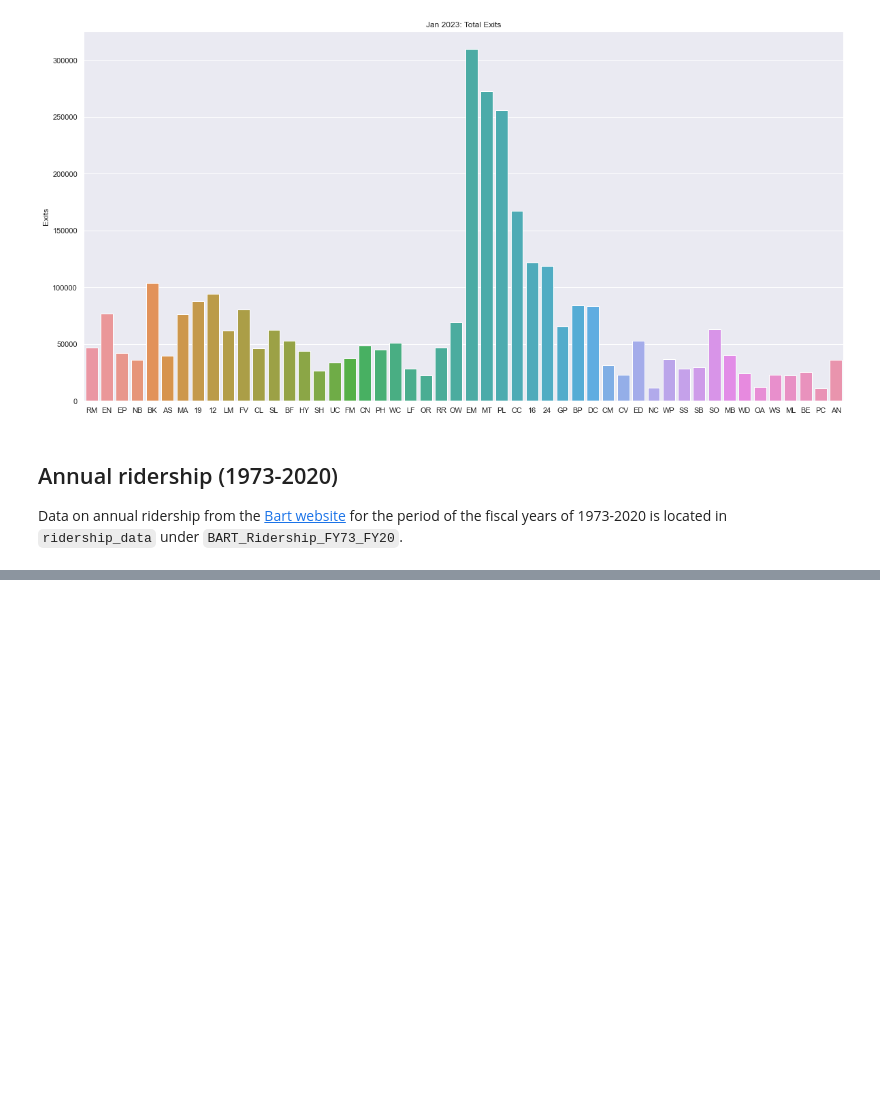
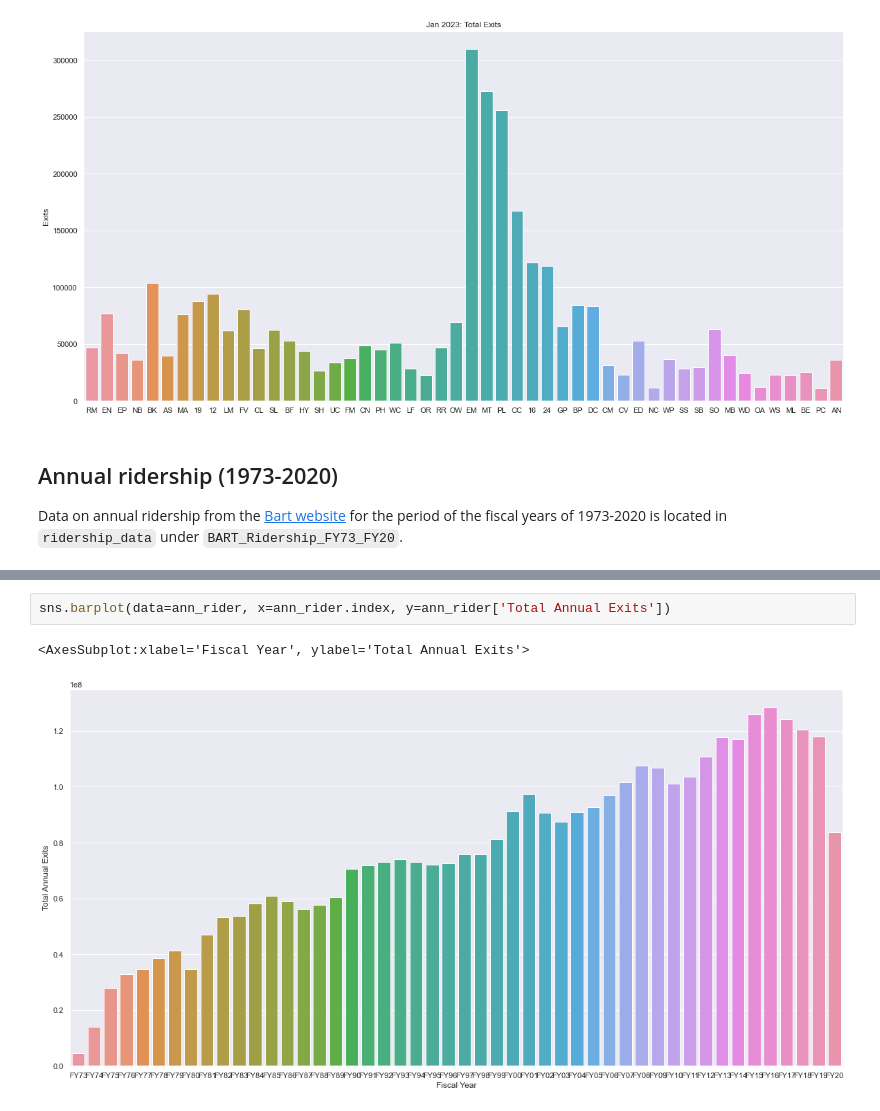
Before and after one commit to angela-bi/public_transportation_dailycal, a Jupyter notebook: ridership_eda.ipynb, the cells around one changed output, grey strips where cells are left out. Saved outputs shown, nothing was run; the diff lists cells and outputs as text; blank space fills up the shorter version.

```diff
--- a/ridership_eda.ipynb
+++ b/ridership_eda.ipynb
@@ -82,0 +84,5 @@ ann_rider
+# %%
+sns.barplot(data=ann_rider, x=ann_rider.index, y=ann_rider['Total Annual Exits'])
+# %% [output]
+<AxesSubplot:xlabel='Fiscal Year', ylabel='Total Annual Exits'>
+[figure, added]
```
Also changed, not shown: parts of 2 cells of this notebook.
